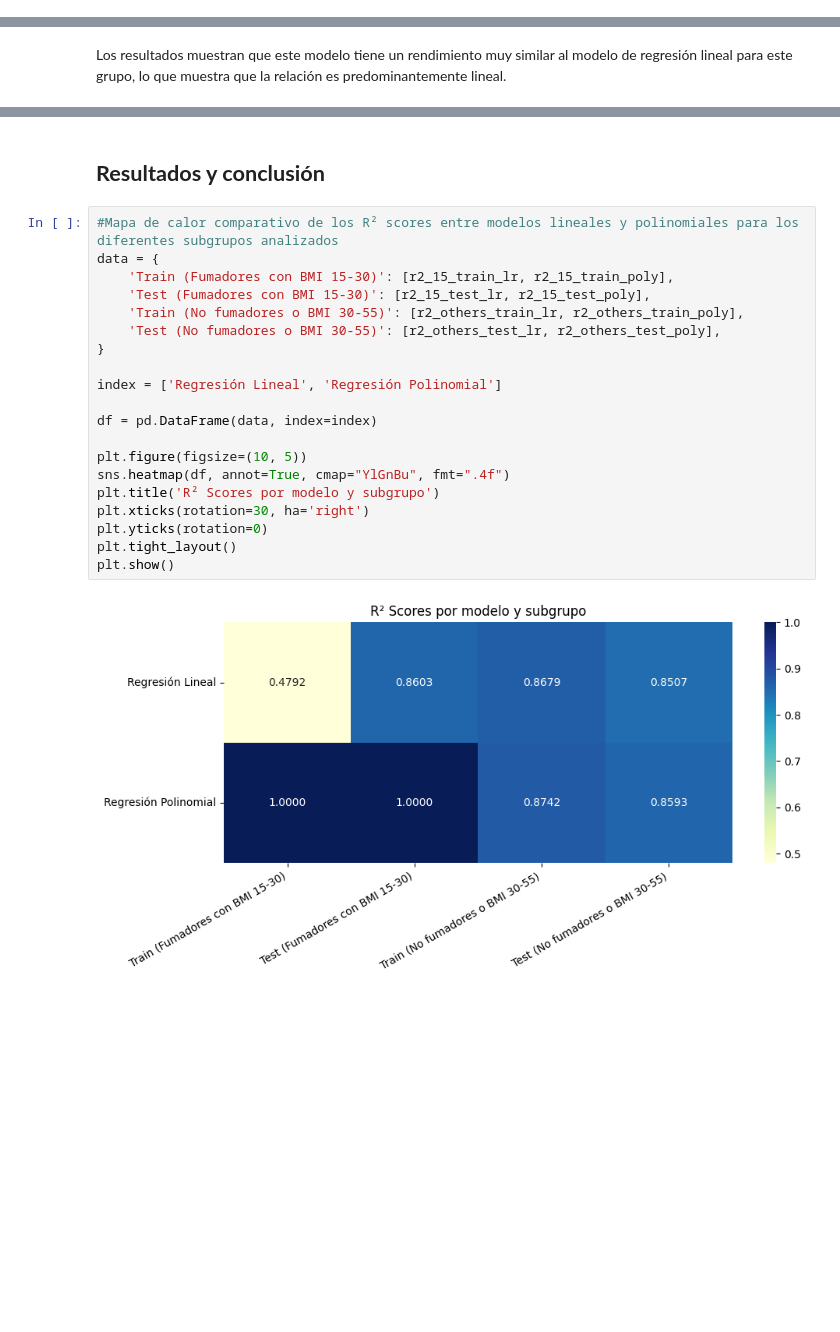
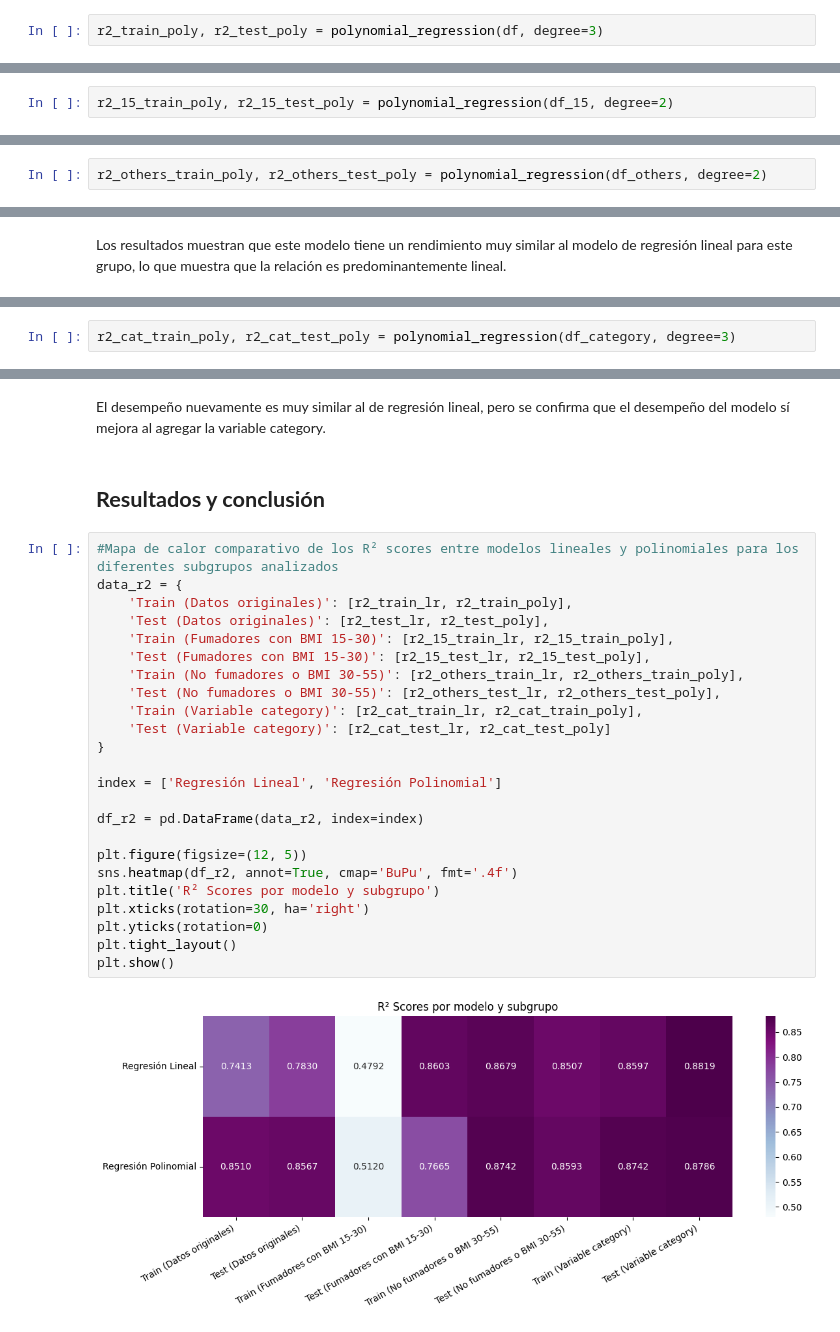
Before and after one commit to yamilemr/Medical-Insurance-Cost-Regression-Analysis, a Jupyter notebook: medical_cost_regression.ipynb, the cells around one changed output, grey strips where cells are left out. Cells and saved outputs as stored; diff of their text form; blank space fills up the shorter version.

Commit message:
Correcciones de regresión polinomial y funciones

```diff
--- a/medical_cost_regression.ipynb
+++ b/medical_cost_regression.ipynb
@@ -401,0 +435,2 @@ def polynomial_regression(X, y, degree):
+# %%
+r2_train_poly, r2_test_poly = polynomial_regression(df, degree=3)
@@ -436,0 +448,2 @@ Este modelo corrige el problema de sobreajuste que presentaba la regresión line
+# %%
+r2_15_train_poly, r2_15_test_poly = polynomial_regression(df_15, degree=2)
@@ -469,0 +461,2 @@ R² Score en test: 0.8592977492526845
+# %%
+r2_others_train_poly, r2_others_test_poly = polynomial_regression(df_others, degree=2)
@@ -471,0 +474,2 @@ Los resultados muestran que este modelo tiene un rendimiento muy similar al mode
+# %%
+r2_cat_train_poly, r2_cat_test_poly = polynomial_regression(df_category, degree=3)
@@ -472,24 +483,30 @@ Los resultados muestran que este modelo tiene un rendimiento muy similar al mode
+# %% [markdown]
+El desempeño nuevamente es muy similar al de regresión lineal, pero se confirma que el desempeño del modelo sí mejora al agregar la variable category.
 # %% [markdown]
 ## **Resultados y conclusión**
 # %%
 #Mapa de calor comparativo de los R² scores entre modelos lineales y polinomiales para los diferentes subgrupos analizados
-data = {
+data_r2 = {
+    'Train (Datos originales)': [r2_train_lr, r2_train_poly],
+    'Test (Datos originales)': [r2_test_lr, r2_test_poly],
     'Train (Fumadores con BMI 15-30)': [r2_15_train_lr, r2_15_train_poly],
     'Test (Fumadores con BMI 15-30)': [r2_15_test_lr, r2_15_test_poly],
     'Train (No fumadores o BMI 30-55)': [r2_others_train_lr, r2_others_train_poly],
     'Test (No fumadores o BMI 30-55)': [r2_others_test_lr, r2_others_test_poly],
+    'Train (Variable category)': [r2_cat_train_lr, r2_cat_train_poly],
+    'Test (Variable category)': [r2_cat_test_lr, r2_cat_test_poly]
 }
 
 index = ['Regresión Lineal', 'Regresión Polinomial']
 
-df = pd.DataFrame(data, index=index)
+df_r2 = pd.DataFrame(data_r2, index=index)
 
-plt.figure(figsize=(10, 5))
-sns.heatmap(df, annot=True, cmap="YlGnBu", fmt=".4f")
+plt.figure(figsize=(12, 5))
+sns.heatmap(df_r2, annot=True, cmap='BuPu', fmt='.4f')
 plt.title('R² Scores por modelo y subgrupo')
 plt.xticks(rotation=30, ha='right')
 plt.yticks(rotation=0)
 plt.tight_layout()
 plt.show()
 # %% [output]
-[figure, old version]
+[figure, new version]
```
Also changed, not shown: parts of 40 cells of this notebook.
